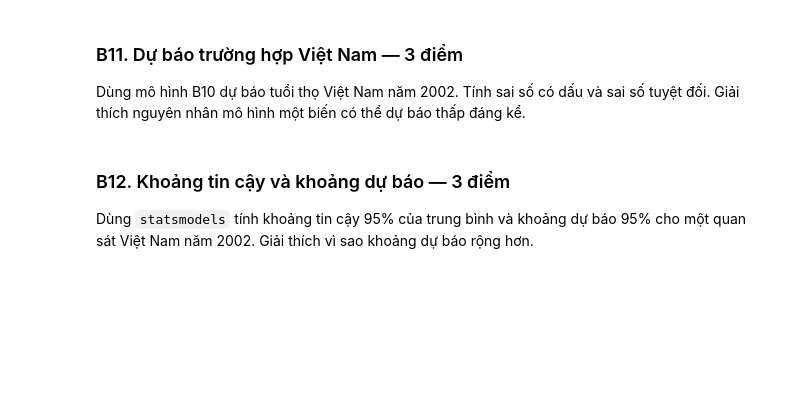
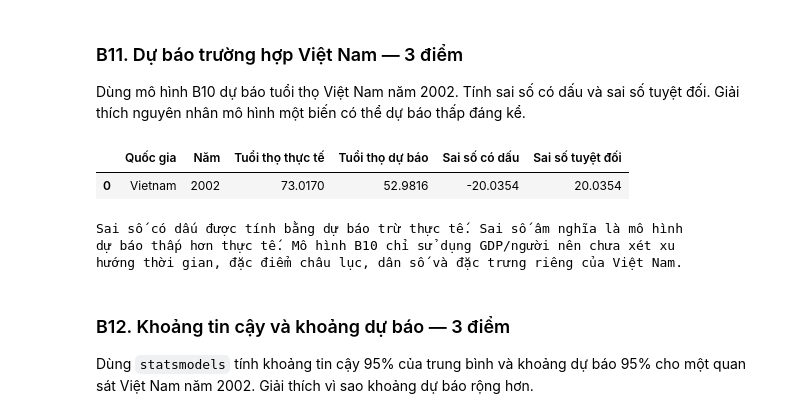
Before and after one commit to CaoRIV/machine-learning-practicals, a Jupyter notebook: 01_Bai_tap_Gapminder.ipynb, the cells around one changed output. Saved outputs shown, nothing was run; the diff lists cells and outputs as text; code cells hidden in the pictures; blank space fills up the shorter version.

```diff
--- a/01_Bai_tap_Gapminder.ipynb
+++ b/01_Bai_tap_Gapminder.ipynb
@@ -353,0 +436,21 @@ Với mô hình `lifeExp = β0 + β1*gdpPercap + ε`, tự tính `β0`, `β1` b
+# %%
+model_b10 = smf.ols("lifeExp ~ log2_gdp", data=train_e).fit()
+
+validation_pred_b10 = model_b10.predict(validation_e)
+b10_metrics = regression_metrics(validation_e["lifeExp"], validation_pred_b10)
+
+b10_coefficients = pd.DataFrame({
+    "Hệ số": model_b10.params,
+    "Sai số chuẩn": model_b10.bse,
+    "p-value": model_b10.pvalues
+})
+display(b10_coefficients)
+
+b9_b10_comparison = pd.DataFrame({
+    "B9 — GDP thô": b9_metrics,
+    "B10 — log2(GDP)": b10_metrics
+}).T
+display(b9_b10_comparison)
+
+doubling_effect = model_b10.params["log2_gdp"]
+print(f"Khi GDP/người tăng gấp đôi, tuổi thọ dự báo tăng khoảng {doubling_effect:.4f} năm.")
@@ -360,3 +469,32 @@ Dùng mô hình B10 dự báo tuổi thọ Việt Nam năm 2002. Tính sai số
+# %%
+vietnam_2002 = validation_e[validation_e["country"] == "Vietnam"].copy()
+
+actual_b11 = vietnam_2002["lifeExp"].iloc[0]
+predicted_b11 = model_b10.predict(vietnam_2002).iloc[0]
+signed_error_b11 = predicted_b11 - actual_b11
+absolute_error_b11 = abs(signed_error_b11)
+
+b11_result = pd.DataFrame({
+    "Quốc gia": ["Vietnam"],
+    "Năm": [2002],
+    "Tuổi thọ thực tế": [actual_b11],
+    "Tuổi thọ dự báo": [predicted_b11],
+    "Sai số có dấu": [signed_error_b11],
+    "Sai số tuyệt đối": [absolute_error_b11]
+})
+display(b11_result)
+
+print("""
+Sai số có dấu được tính bằng dự báo trừ thực tế. Sai số âm nghĩa là mô hình
+dự báo thấp hơn thực tế. Mô hình B10 chỉ sử dụng GDP/người nên chưa xét xu
+hướng thời gian, đặc điểm châu lục, dân số và đặc trưng riêng của Việt Nam.
+""")
+# %% [output]
+|  | Quốc gia | Năm | Tuổi thọ thực tế | Tuổi thọ dự báo | Sai số có dấu | Sai số tuyệt đối |
+| 0 | Vietnam | 2002 | 73.0170 | 52.9816 | -20.0354 | 20.0354 |
+Sai số có dấu được tính bằng dự báo trừ thực tế. Sai số âm nghĩa là mô hình
+dự báo thấp hơn thực tế. Mô hình B10 chỉ sử dụng GDP/người nên chưa xét xu
+hướng thời gian, đặc điểm châu lục, dân số và đặc trưng riêng của Việt Nam.
 # %% [markdown]
 ### B12. Khoảng tin cậy và khoảng dự báo — 3 điểm
 
```
Also changed, not shown: parts of 11 cells of this notebook.
